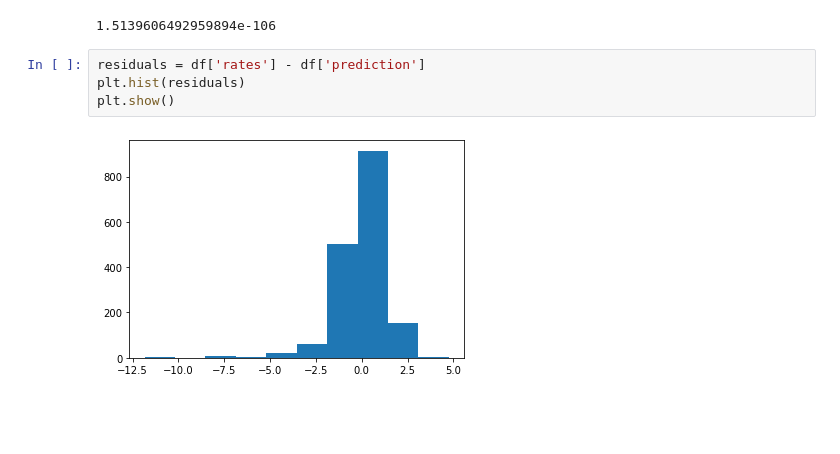
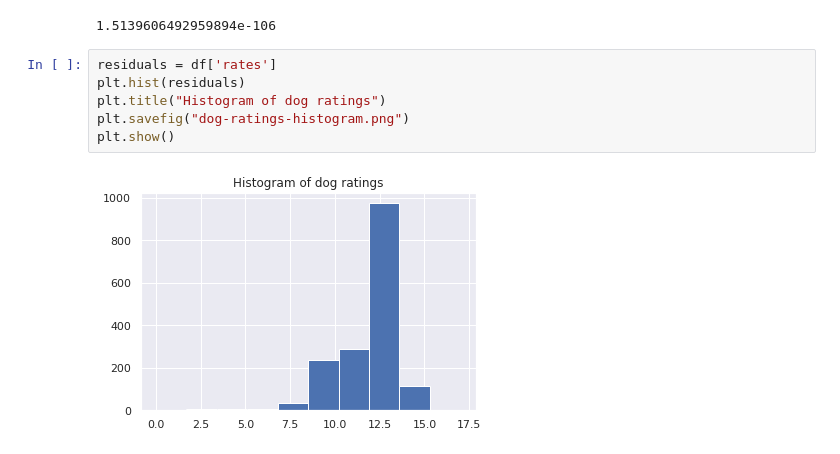
Before and after one commit to kutycoi123/data-science-stuff, a Jupyter notebook: e7/dog-rates.ipynb, the cells around one changed output. Cells and saved outputs as stored; diff of their text form; blank space fills up the shorter version.

Commit message:
Added pngs for dog-ratings

```diff
--- a/e7/dog-rates.ipynb
+++ b/e7/dog-rates.ipynb
@@ -57,8 +59,10 @@ print(fit.pvalue)
 # %% [output]
 1.5139606492959894e-106
 # %%
-residuals = df['rates'] - df['prediction']
+residuals = df['rates']
 plt.hist(residuals)
+plt.title("Histogram of dog ratings")
+plt.savefig("dog-ratings-histogram.png")
 plt.show()
 # %% [output]
-[figure, old version]
+[figure, new version]
```
Also changed, not shown: parts of 2 cells of this notebook, 3 other files.
